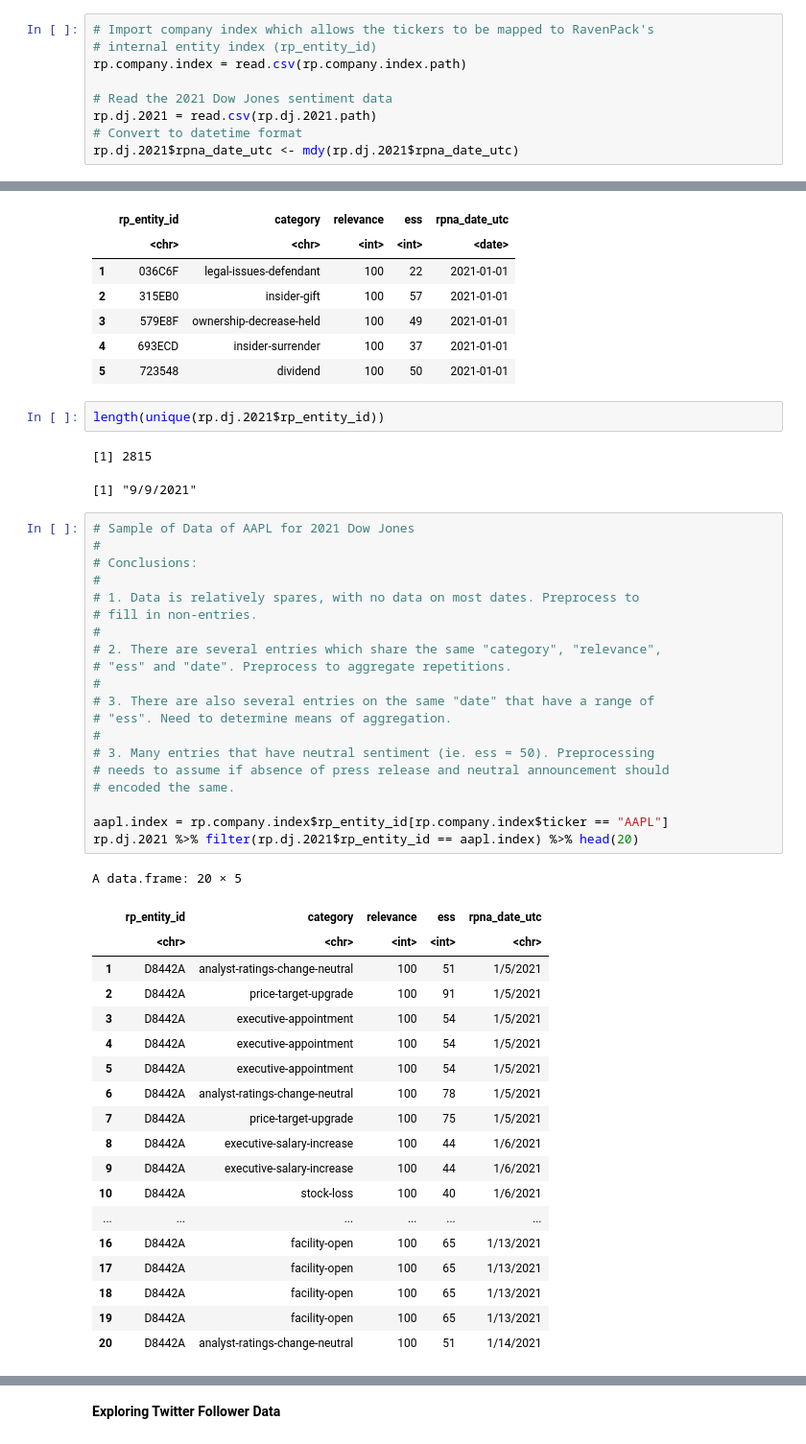
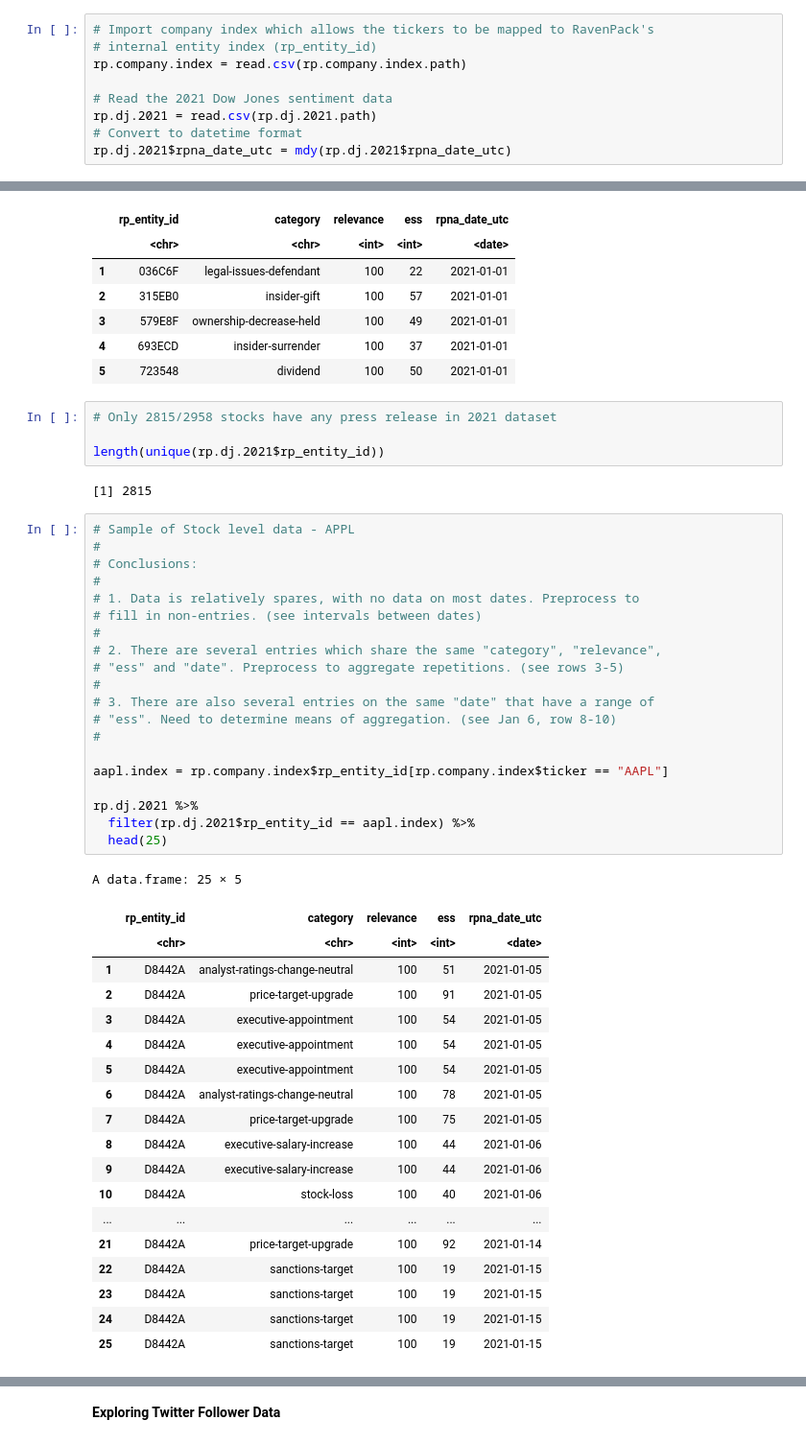
Before and after one commit to limshaocong/analyticsEdge, a Jupyter notebook: Data_Exploration.ipynb, the cells around one changed output, grey strips where cells are left out. Shown at 96% size. Saved outputs shown, nothing was run; the diff lists cells and outputs as text.

```diff
--- a/Data_Exploration.ipynb
+++ b/Data_Exploration.ipynb
@@ -76,4 +79,4 @@ rp.company.index = read.csv(rp.company.index.path)
 # Read the 2021 Dow Jones sentiment data
 rp.dj.2021 = read.csv(rp.dj.2021.path)
 # Convert to datetime format
-rp.dj.2021$rpna_date_utc <- mdy(rp.dj.2021$rpna_date_utc)
+rp.dj.2021$rpna_date_utc = mdy(rp.dj.2021$rpna_date_utc)
@@ -110,48 +121,49 @@ A data.frame: 5 × 5
 | 3 | 579E8F | ownership-decrease-held | 100 | 49 | 2021-01-01 |
 | 4 | 693ECD | insider-surrender | 100 | 37 | 2021-01-01 |
 | 5 | 723548 | dividend | 100 | 50 | 2021-01-01 |
-# %%
-length(unique(rp.dj.2021$rp_entity_id))
-# %% [output]
-[1] 2815
-[1] "9/9/2021"
+# %%
+# Only 2815/2958 stocks have any press release in 2021 dataset
+
+length(unique(rp.dj.2021$rp_entity_id))
+# %% [output]
+[1] 2815
 # %%
-# Sample of Data of AAPL for 2021 Dow Jones
+# Sample of Stock level data - APPL
 #
 # Conclusions:
 #
 # 1. Data is relatively spares, with no data on most dates. Preprocess to
-# fill in non-entries.
+# fill in non-entries. (see intervals between dates)
 #
 # 2. There are several entries which share the same "category", "relevance",
-# "ess" and "date". Preprocess to aggregate repetitions.
+# "ess" and "date". Preprocess to aggregate repetitions. (see rows 3-5)
 #
 # 3. There are also several entries on the same "date" that have a range of
-# "ess". Need to determine means of aggregation.
+# "ess". Need to determine means of aggregation. (see Jan 6, row 8-10)
 #
-# 3. Many entries that have neutral sentiment (ie. ess = 50). Preprocessing
-# needs to assume if absence of press release and neutral announcement should
-# encoded the same.
 
 aapl.index = rp.company.index$rp_entity_id[rp.company.index$ticker == "AAPL"]
-rp.dj.2021 %>% filter(rp.dj.2021$rp_entity_id == aapl.index) %>% head(20)
+
+rp.dj.2021 %>%
+  filter(rp.dj.2021$rp_entity_id == aapl.index) %>%
+  head(25)
 # %% [output]
-A data.frame: 20 × 5
+A data.frame: 25 × 5
 |  | rp_entity_id | category | relevance | ess | rpna_date_utc |
-|  | <chr> | <chr> | <int> | <int> | <chr> |
-| 1 | D8442A | analyst-ratings-change-neutral | 100 | 51 | 1/5/2021 |
-| 2 | D8442A | price-target-upgrade | 100 | 91 | 1/5/2021 |
-| 3 | D8442A | executive-appointment | 100 | 54 | 1/5/2021 |
-| 4 | D8442A | executive-appointment | 100 | 54 | 1/5/2021 |
-| 5 | D8442A | executive-appointment | 100 | 54 | 1/5/2021 |
-| 6 | D8442A | analyst-ratings-change-neutral | 100 | 78 | 1/5/2021 |
-| 7 | D8442A | price-target-upgrade | 100 | 75 | 1/5/2021 |
-| 8 | D8442A | executive-salary-increase | 100 | 44 | 1/6/2021 |
-| 9 | D8442A | executive-salary-increase | 100 | 44 | 1/6/2021 |
-| 10 | D8442A | stock-loss | 100 | 40 | 1/6/2021 |
+|  | <chr> | <chr> | <int> | <int> | <date> |
+| 1 | D8442A | analyst-ratings-change-neutral | 100 | 51 | 2021-01-05 |
+| 2 | D8442A | price-target-upgrade | 100 | 91 | 2021-01-05 |
+| 3 | D8442A | executive-appointment | 100 | 54 | 2021-01-05 |
+| 4 | D8442A | executive-appointment | 100 | 54 | 2021-01-05 |
+| 5 | D8442A | executive-appointment | 100 | 54 | 2021-01-05 |
+| 6 | D8442A | analyst-ratings-change-neutral | 100 | 78 | 2021-01-05 |
+| 7 | D8442A | price-target-upgrade | 100 | 75 | 2021-01-05 |
+| 8 | D8442A | executive-salary-increase | 100 | 44 | 2021-01-06 |
+| 9 | D8442A | executive-salary-increase | 100 | 44 | 2021-01-06 |
+| 10 | D8442A | stock-loss | 100 | 40 | 2021-01-06 |
 | ... | ... | ... | ... | ... | ... |
-| 16 | D8442A | facility-open | 100 | 65 | 1/13/2021 |
-| 17 | D8442A | facility-open | 100 | 65 | 1/13/2021 |
-| 18 | D8442A | facility-open | 100 | 65 | 1/13/2021 |
-| 19 | D8442A | facility-open | 100 | 65 | 1/13/2021 |
-| 20 | D8442A | analyst-ratings-change-neutral | 100 | 51 | 1/14/2021 |
+| 21 | D8442A | price-target-upgrade | 100 | 92 | 2021-01-14 |
+| 22 | D8442A | sanctions-target | 100 | 19 | 2021-01-15 |
+| 23 | D8442A | sanctions-target | 100 | 19 | 2021-01-15 |
+| 24 | D8442A | sanctions-target | 100 | 19 | 2021-01-15 |
+| 25 | D8442A | sanctions-target | 100 | 19 | 2021-01-15 |
```
Also changed, not shown: parts of 18 cells of this notebook.
